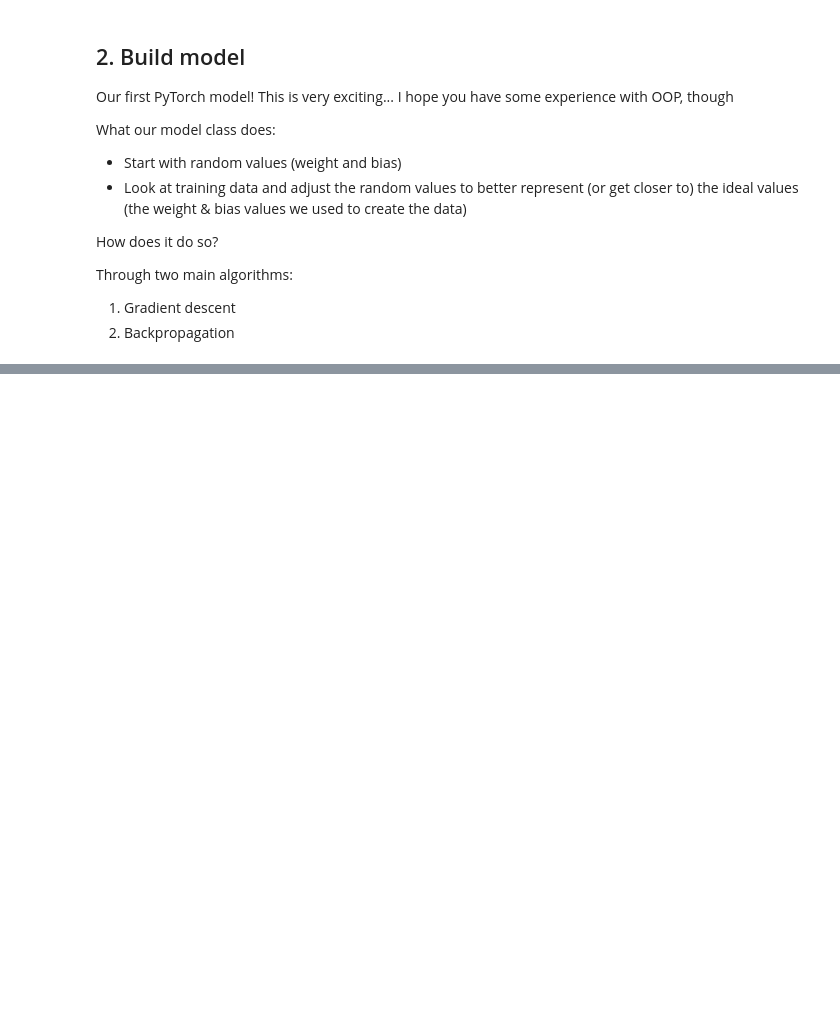
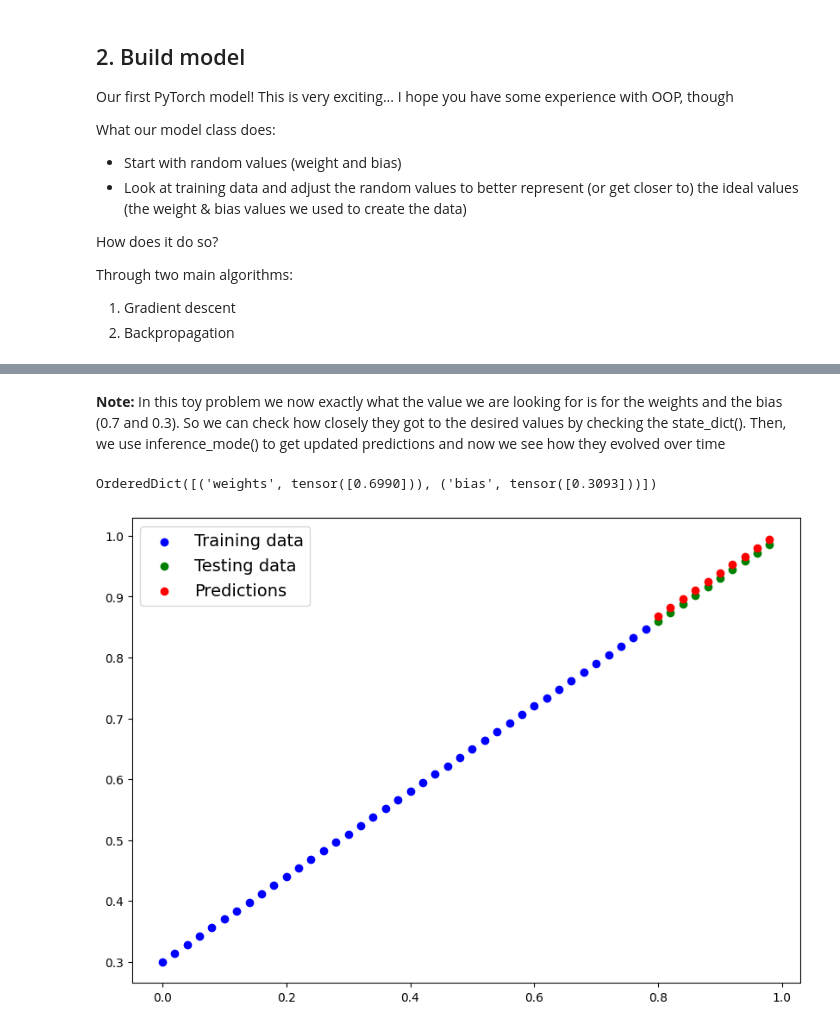
Before and after one commit to jamesxleon/ML_engineering_fundamentals, a Jupyter notebook: PyTorch/01_PyTorch_Workflow.ipynb, the cells around one changed output, grey strips where cells are left out. Saved outputs shown, nothing was run; the diff lists cells and outputs as text; code cells hidden in the pictures; blank space fills up the shorter version.

```diff
--- a/PyTorch/01_PyTorch_Workflow.ipynb
+++ b/PyTorch/01_PyTorch_Workflow.ipynb
@@ -219,0 +469,13 @@ lora_config = LoraConfig(
+# %% [markdown]
+**Note:** In this toy problem we now exactly what the value we are looking for is for the weights and the bias (0.7 and 0.3). So we can check how closely they got to the desired values by checking the state_dict(). Then, we use inference_mode() to get updated predictions and now we see how they evolved over time
+# %%
+model_1.state_dict()
+# %% [output]
+OrderedDict([('weights', tensor([0.6990])), ('bias', tensor([0.3093]))])
+# %%
+with torch.inference_mode():
+  y_preds_new = model_1(X_test)
+
+plot_predictions(predictions=y_preds_new)
+# %% [output]
+[figure, added]
```
Also changed, not shown: parts of 69 cells of this notebook.
